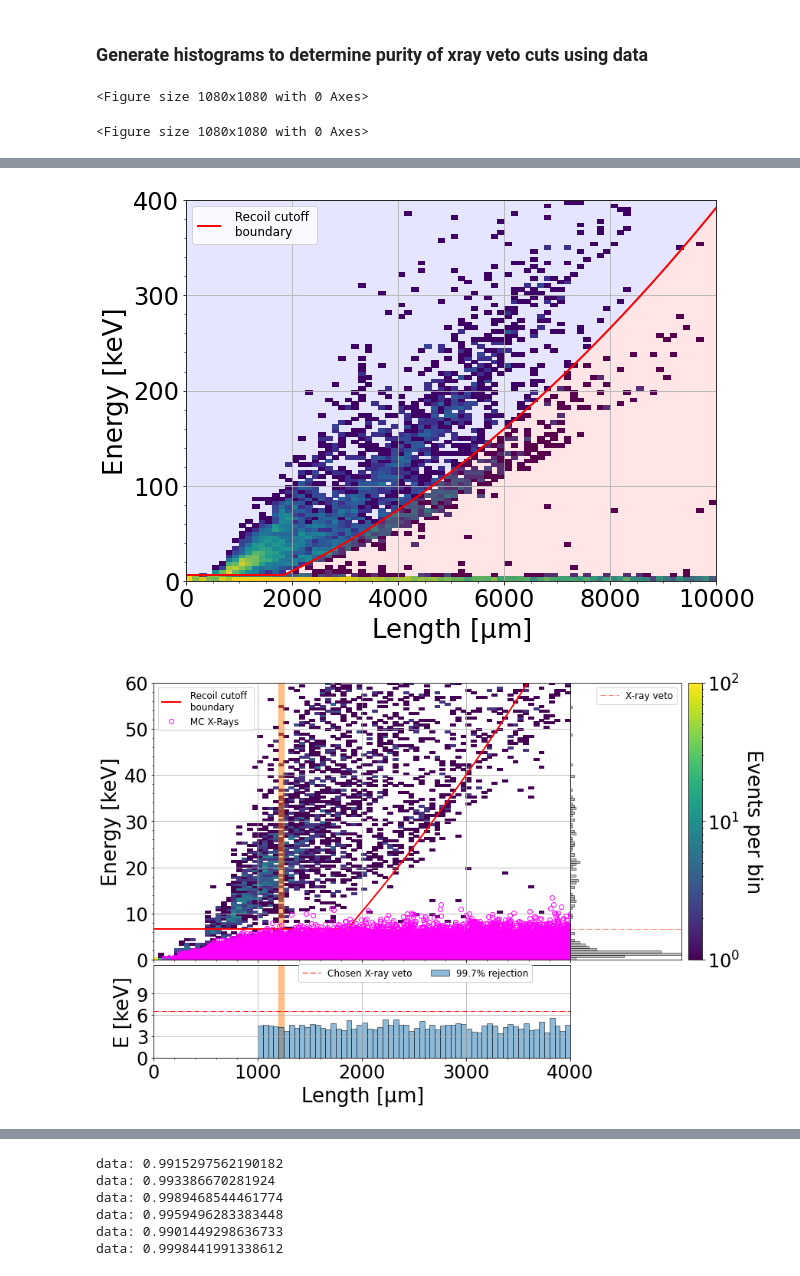
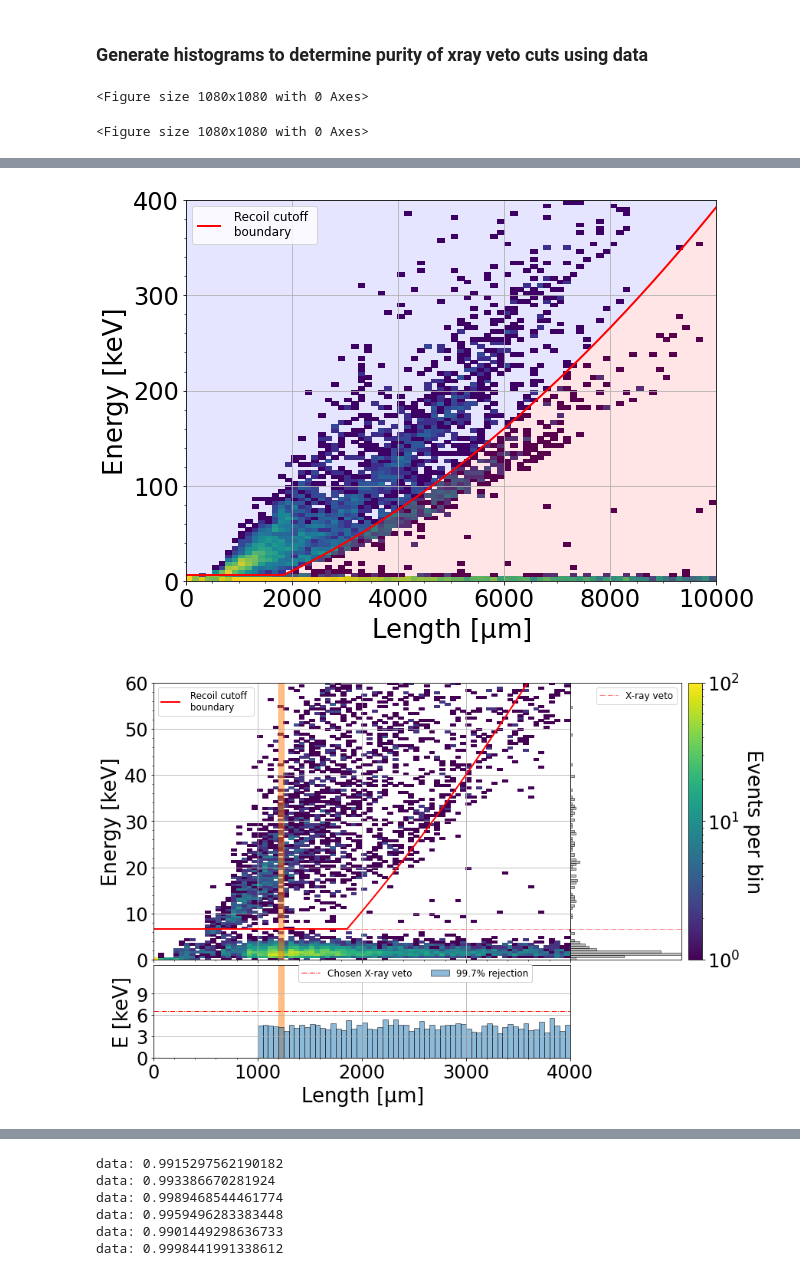
Before and after one commit to jschuel/jeff_workspace, a Jupyter notebook: analysis/phase3/with_sim/Calibrations_and_angular_analysis_final.ipynb, the cells around one changed output, grey strips where cells are left out. Drawn from its saved outputs; the diff is of its cells as text; code cells hidden in the pictures.

```diff
--- a/analysis/phase3/with_sim/Calibrations_and_angular_analysis_final.ipynb
+++ b/analysis/phase3/with_sim/Calibrations_and_angular_analysis_final.ipynb
@@ -66,3 +66,6 @@ for tpc in Lumi_decay.keys():
     Single_beam[tpc].index = [i for i in range(0,len(Single_beam[tpc]))]
     data[tpc].index = [i for i in range(0,len(data[tpc]))]
     #MC[tpc] = MC[tpc].loc[(MC[tpc]['is_recoil']==1)]
+# %%
+tpc = 'elepaio'
+len(data[tpc].loc[data[tpc]['num_clusters']!=1])/len(data[tpc])
@@ -452,7 +460,7 @@ for tpc in ['palila', 'iiwi', 'tako', 'nene', 'elepaio', 'humu']:
         ax[0,0].plot(x_plt,cut[0]*x_plt**2+cut[1]*x_plt+cut[2], color = 'red', lw=2, linestyle = '-', label = ' Recoil cutoff \n boundary')
         ax[0,0].hlines(crit[tpc],0,x_crit[tpc], color = 'red', lw=2)
         ax[0,0].hlines(crit[tpc],x_crit[tpc],xm, color = 'red', lw=1, linestyle = '-.', alpha = 0.5)
-        ax[0,0].plot(MC[tpc].loc[MC[tpc]['PDG']==11]['new_length'], MC[tpc].loc[MC[tpc]['PDG']==11]['reco_energy'], 'o', color = 'magenta', fillstyle = 'none', label = ' MC X-Rays')
+        #ax[0,0].plot(MC[tpc].loc[MC[tpc]['PDG']==11]['new_length'], MC[tpc].loc[MC[tpc]['PDG']==11]['reco_energy'], 'o', color = 'magenta', fillstyle = 'none', label = ' MC X-Rays')
         ax[0,0].fill_between(np.array([xedge[loc], xedge[loc+1]]), 0, ym, alpha = 0.5, color = 'tab:orange')
         ax[0,0].set_ylim(0,60)
         ax[0,0].set_xlim(0,xm*.4)
@@ -498,2 +506,2 @@ for tpc in ['palila', 'iiwi', 'tako', 'nene', 'elepaio', 'humu']:
 [figure]
-[figure, old version]
+[figure, new version]
```
Also changed, not shown: parts of 28 cells of this notebook, 21 other files.
